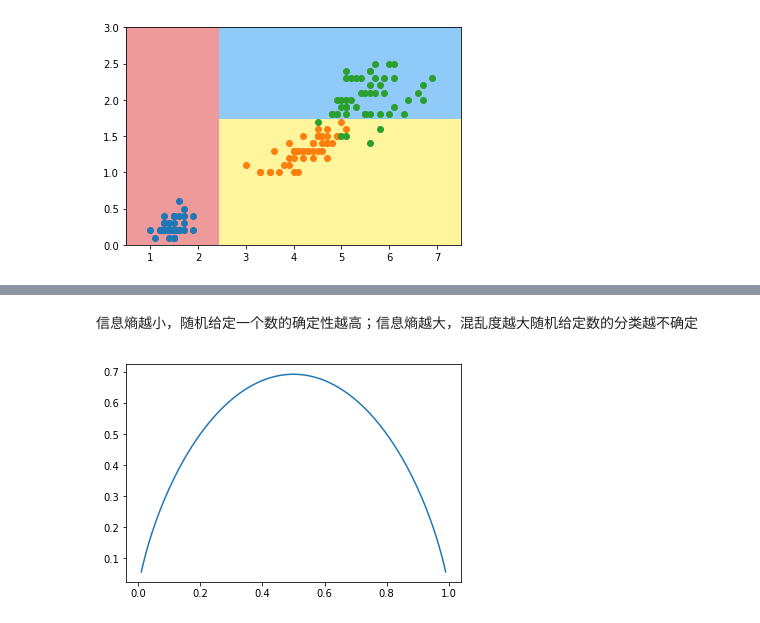
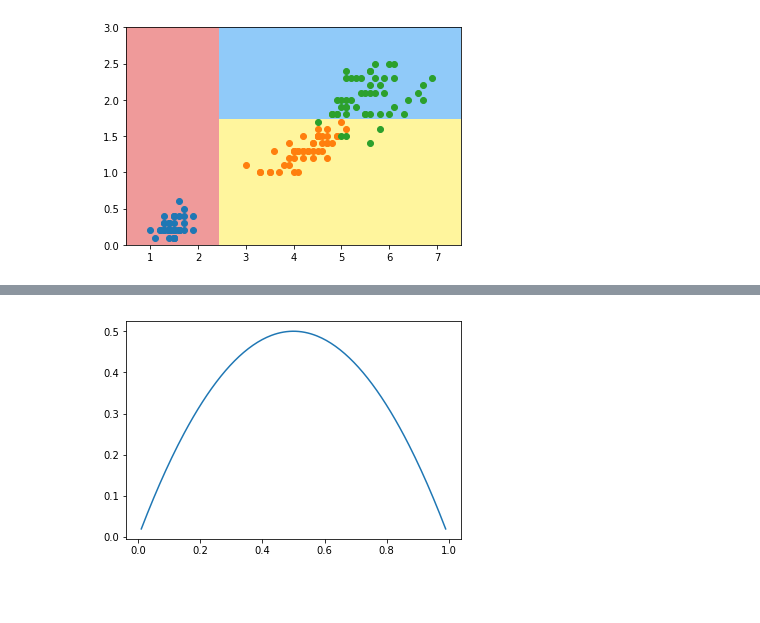
Before and after one commit to czn1009265565/Machine-learning, a Jupyter notebook: Python3入门机器学习 经典算法与应用/12 决策树.ipynb, the cells around one changed output, grey strips where cells are left out. Saved outputs shown, nothing was run; the diff lists cells and outputs as text; code cells hidden in the pictures; blank space fills up the shorter version.

```diff
--- a/Python3入门机器学习 经典算法与应用/12 决策树.ipynb
+++ b/Python3入门机器学习 经典算法与应用/12 决策树.ipynb
@@ -70,2 +91,0 @@ plt.show()
-# %% [markdown]
-信息熵越小，随机给定一个数的确定性越高；信息熵越大，混乱度越大随机给定数的分类越不确定
@@ -75,6 +92,9 @@ def entropy(p):
+# %%
+def G(p):
+    return 2*p-2*p**2
 # %%
 x = np.linspace(0.01,0.99,200)
-plt.plot(x,entropy(x))
+plt.plot(x,G(x))
 plt.show()
 # %% [output]
-[figure, old version]
+[figure, new version]
```
Also changed, not shown: parts of 37 cells of this notebook.
